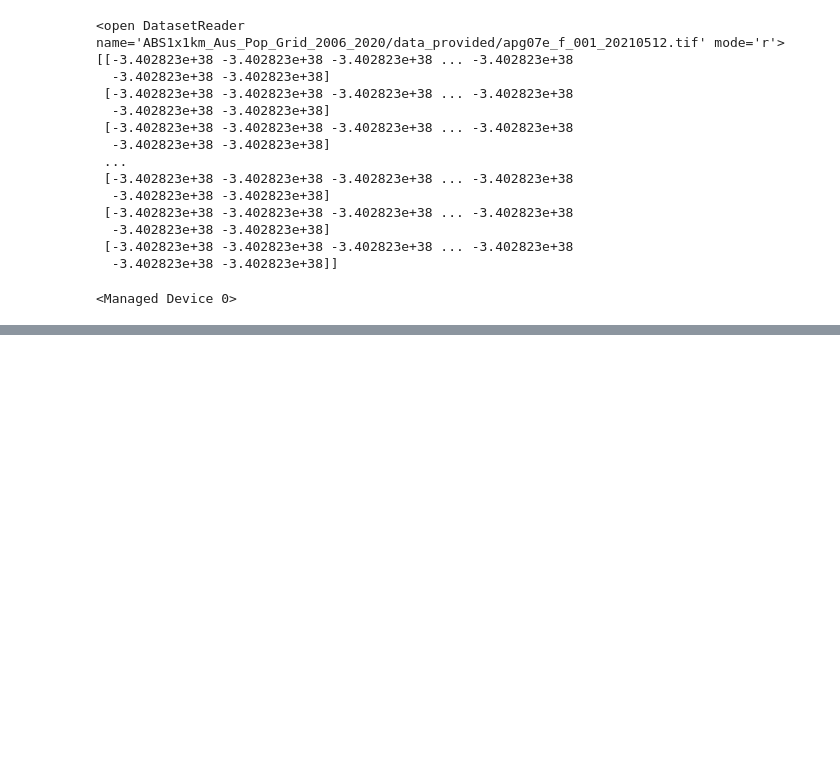
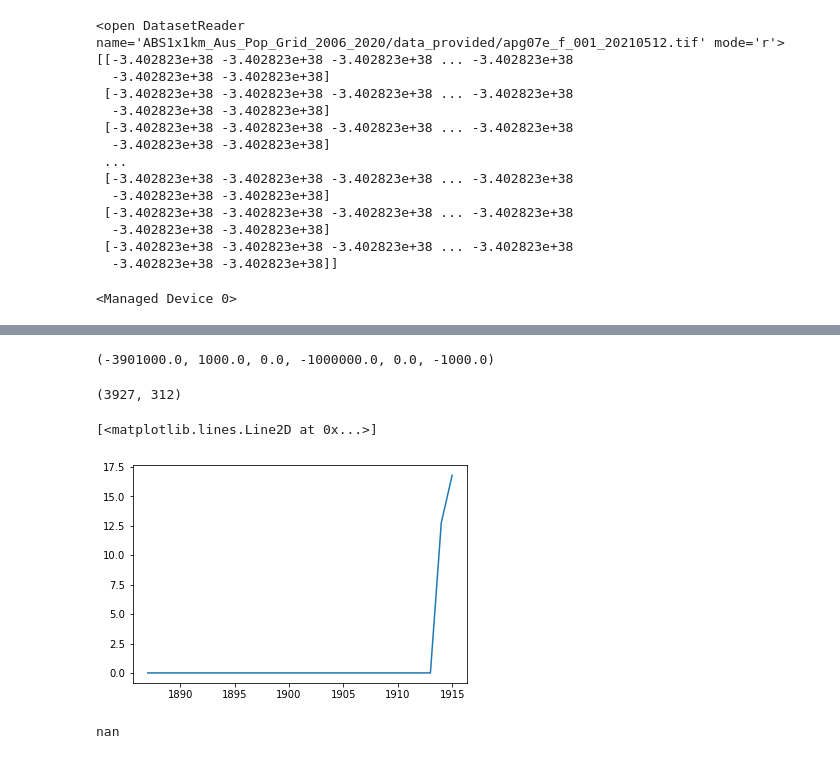
Before and after one commit to cardat/air-health-gis-tools, a Jupyter notebook: exploration.ipynb, the cells around one changed output, grey strips where cells are left out. Saved outputs shown, nothing was run; the diff lists cells and outputs as text; code cells hidden in the pictures; blank space fills up the shorter version.

```diff
--- a/exploration.ipynb
+++ b/exploration.ipynb
@@ -509,0 +622,17 @@ TypeError: 'int' object is not iterable
+# %%
+gt
+# %% [output]
+(-3901000.0, 1000.0, 0.0, -1000000.0, 0.0, -1000.0)
+# %%
+get_coords_at_point(gt, x, y)
+# %% [output]
+(3927, 312)
+# %%
+plt.plot(array_gdal[:,6000])
+# %% [output]
+[<matplotlib.lines.Line2D at 0x...>]
+[figure, added]
+# %%
+coregRaster(3927,2000,array_gdal,0)
+# %% [output]
+nan
```
Also changed, not shown: parts of 24 cells of this notebook, 1 other file.
